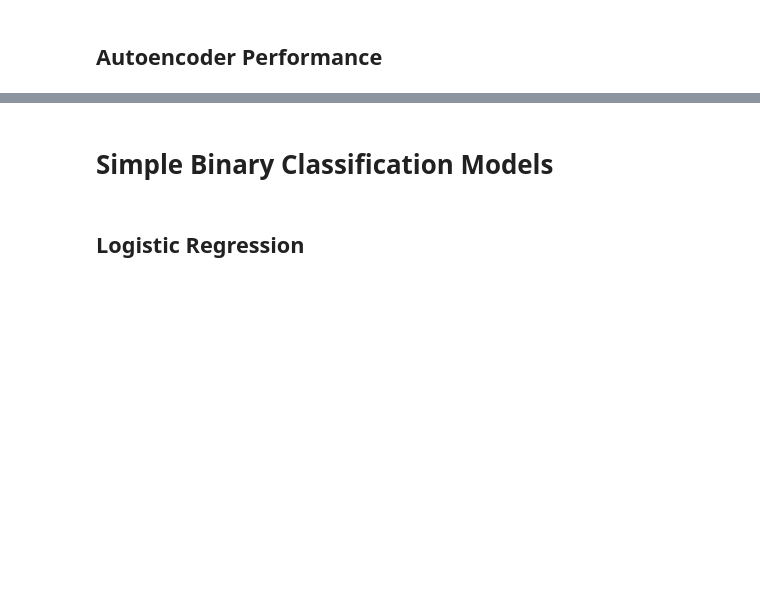
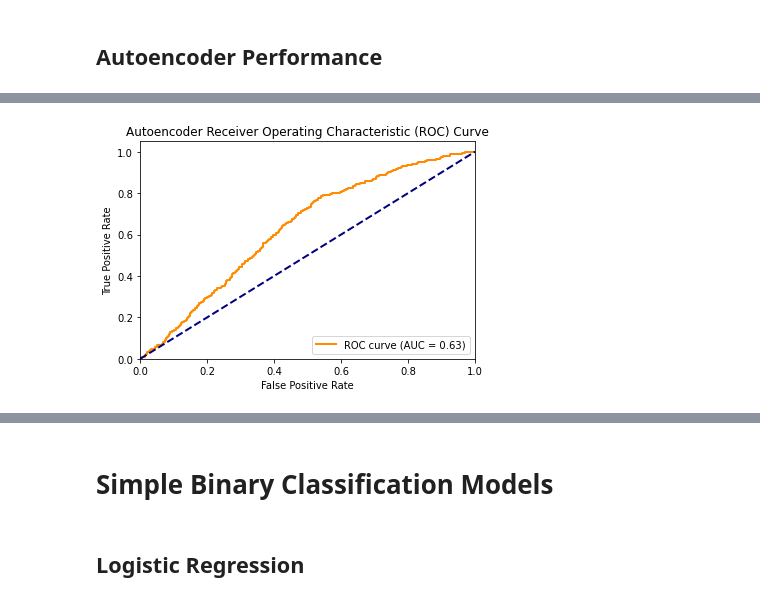
Before and after one commit to MiaHuebscher/Skin-Cancer-Analysis-and-Detection, a Jupyter notebook: Skin Cancer Detection and Analysis.ipynb, the cells around one changed output, grey strips where cells are left out. Saved outputs shown, nothing was run; the diff lists cells and outputs as text; code cells hidden in the pictures; blank space fills up the shorter version.

```diff
--- a/Skin Cancer Detection and Analysis.ipynb
+++ b/Skin Cancer Detection and Analysis.ipynb
@@ -540,17 +659,20 @@ plt.show()
 # %%
 # Compute the ROC curve for the model's predictions
 fpr, tpr, thresholds = roc_curve(validation['target'], reconstruction_error)
 roc_auc = auc(fpr, tpr)
 
 # Plot ROC curve
 plt.figure()
 plt.plot(fpr, tpr, color='darkorange', lw=2, label='ROC curve (AUC = %0.2f)' % roc_auc)
 plt.plot([0, 1], [0, 1], color='navy', lw=2, linestyle='--')
 plt.xlim([0.0, 1.0])
 plt.ylim([0.0, 1.05])
 plt.xlabel('False Positive Rate')
 plt.ylabel('True Positive Rate')
-plt.title('Autoencoder Receiver Operating Characteristic (ROC)')
+plt.title('Autoencoder Receiver Operating Characteristic (ROC) Curve')
 plt.legend(loc='lower right')
+plt.savefig('Autoencoder ROC Curve.png', bbox_inches='tight')
 plt.show()
+# %% [output]
+[figure, added]
 # %%
```
Also changed, not shown: parts of 24 cells of this notebook.
